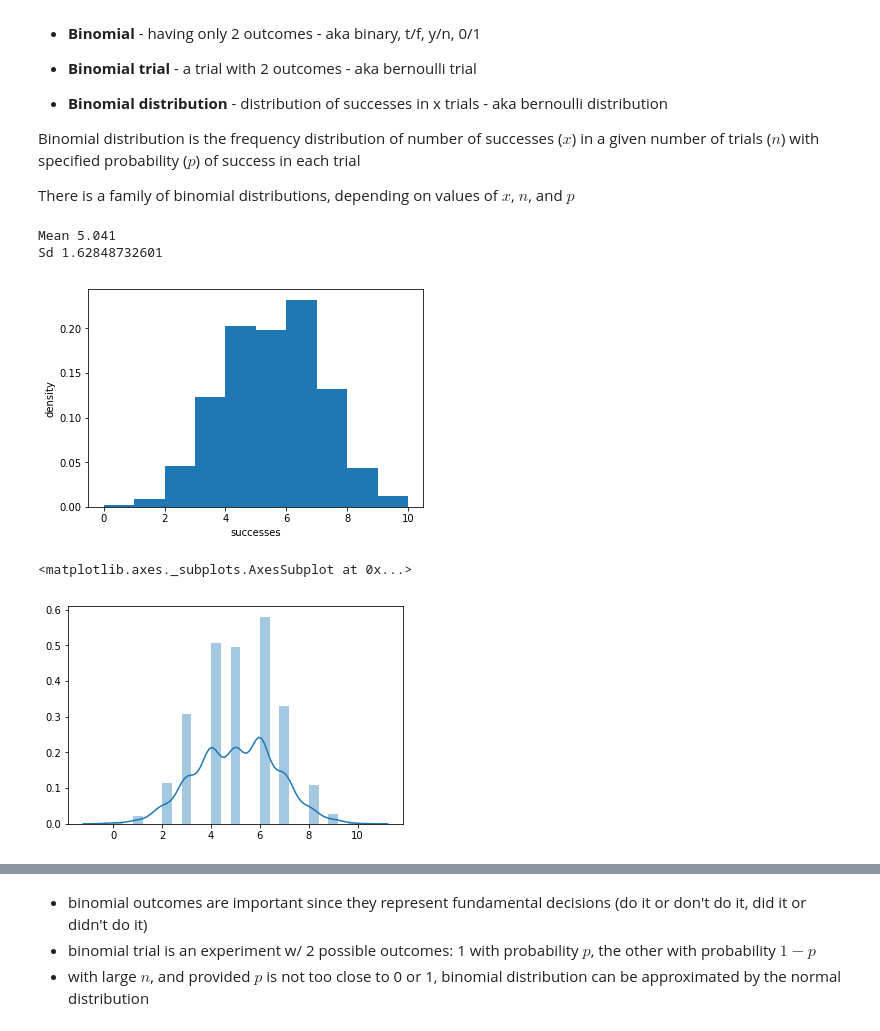
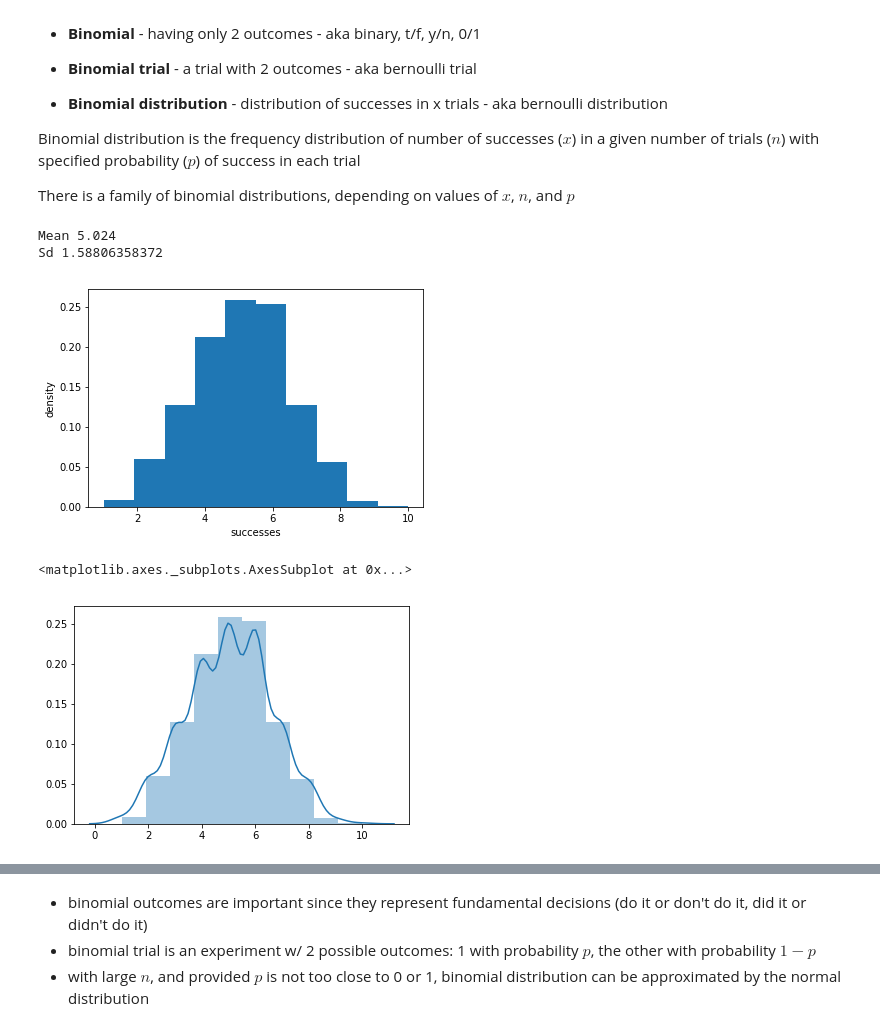
Before and after one commit to andrewmontes87/practical_statistics_py, a Jupyter notebook: notebooks/02 - Data and sampling distributions.ipynb, the cells around one changed output, grey strips where cells are left out. Drawn from its saved outputs; the diff is of its cells as text; code cells hidden in the pictures.

```diff
--- a/notebooks/02 - Data and sampling distributions.ipynb
+++ b/notebooks/02 - Data and sampling distributions.ipynb
@@ -431,19 +464,25 @@ Binomial distribution is the frequency distribution of number of successes ($x$)
 
 There is a family of binomial distributions, depending on values of $x$, $n$, and $p$
 # %%
-# with numpy.random.binomial
+### simulating 1000 random variables from a Binomial distribution
+### w/ numpy.random.binomial()
+
 n, p = 10, .5  # number of trials, probability of each trial
 s = np.random.binomial(n, p, 1000)
 print('Mean', np.mean(s))
 print('Sd', np.std(s, ddof=1))
-plt.hist(s, bins=10, normed=10)
+
+## histogram with matplotlib
+plt.hist(s, bins=10, normed=True)
 plt.xlabel("successes")
 plt.ylabel("density")
 plt.show()
-sns.distplot(s)
+
+## histogram with seaborn
+sns.distplot(s, bins=10, norm_hist=True)
 # %% [output]
-Mean 5.041
-Sd 1.62848732601
+Mean 5.024
+Sd 1.58806358372
-[figure, old version]
+[figure, new version]
 <matplotlib.axes._subplots.AxesSubplot at 0x...>
-[figure, old version]
+[figure, new version]
```
Also changed, not shown: parts of 25 cells of this notebook.
